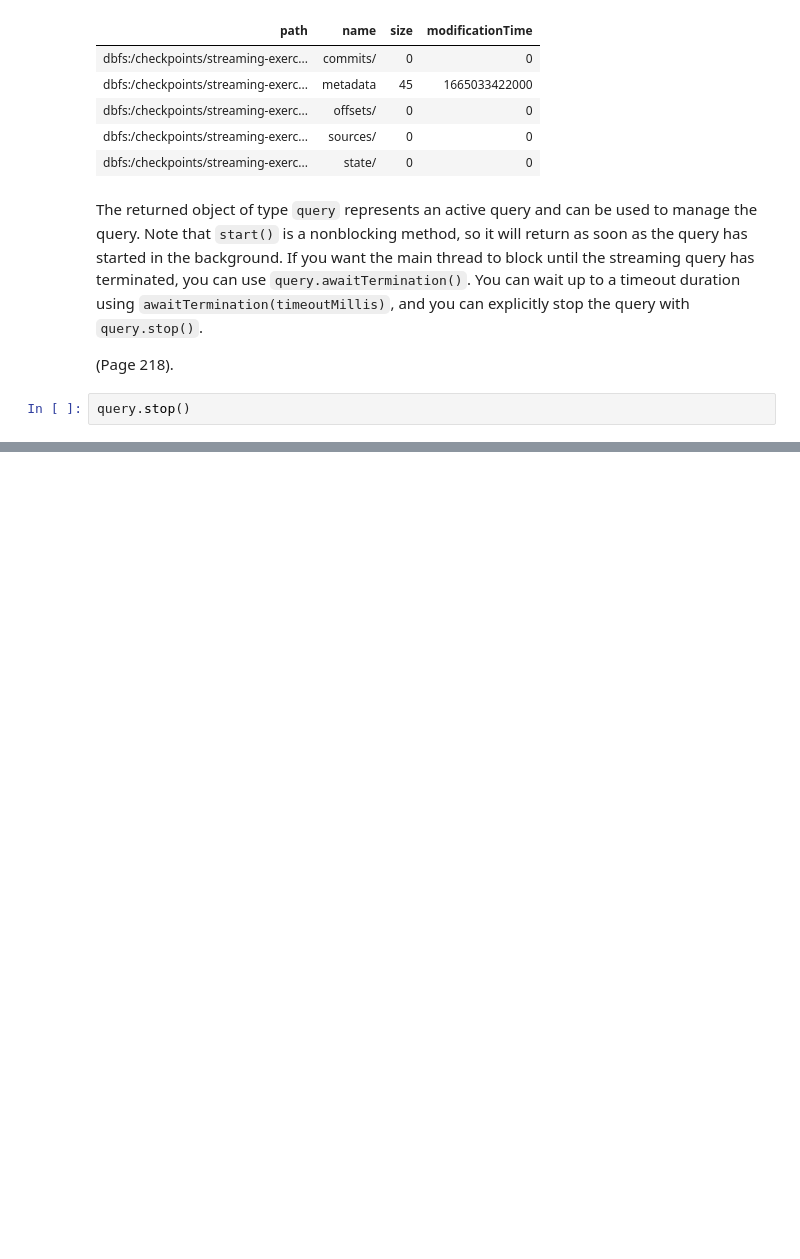
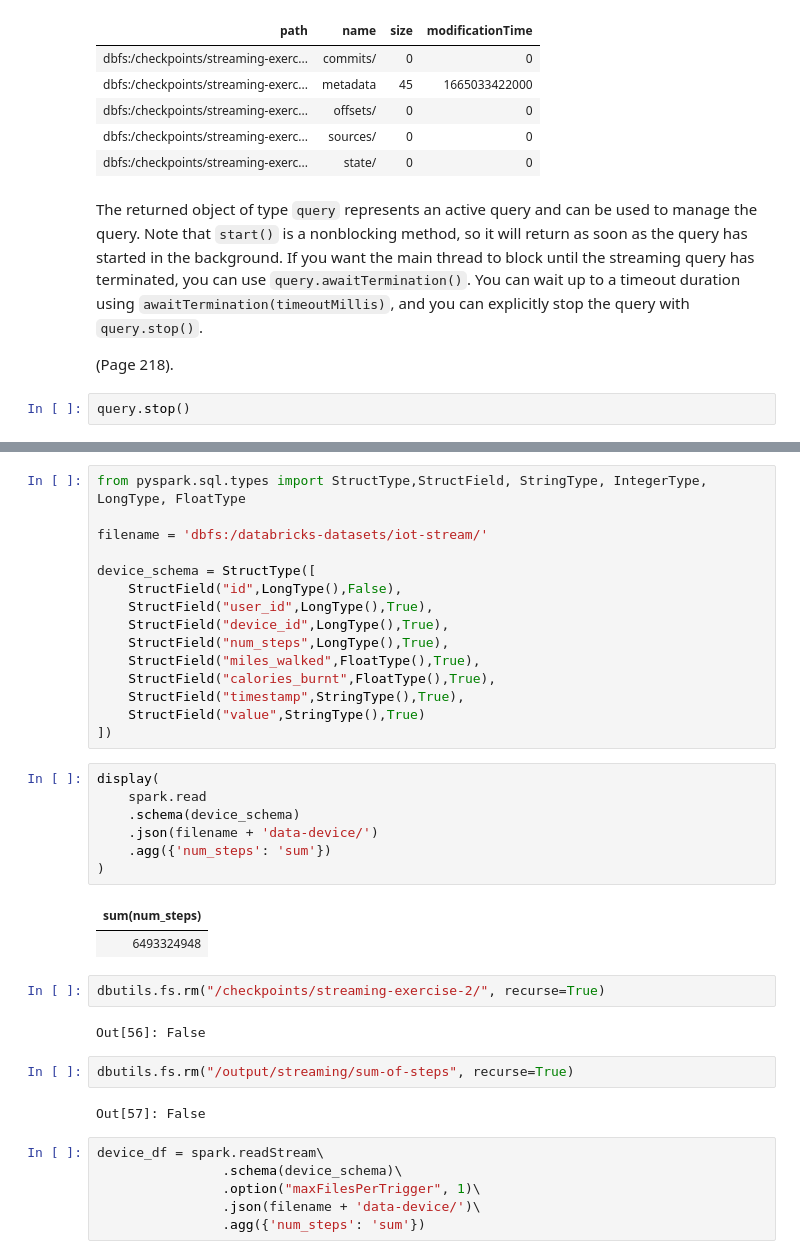
Before and after one commit to Marco-Santoni/databricks-from-scratch, a Jupyter notebook: training-spark/6_streaming.ipynb, the cells around one changed output, grey strips where cells are left out. Saved outputs shown, nothing was run; the diff lists cells and outputs as text; blank space fills up the shorter version.

Commit message:
first lesson on streaming done

```diff
--- a/training-spark/6_streaming.ipynb
+++ b/training-spark/6_streaming.ipynb
@@ -418,0 +437,39 @@ query.stop()
+# %%
+from pyspark.sql.types import StructType,StructField, StringType, IntegerType, LongType, FloatType
+
+filename = 'dbfs:/databricks-datasets/iot-stream/'
+
+device_schema = StructType([
+    StructField("id",LongType(),False),
+    StructField("user_id",LongType(),True),
+    StructField("device_id",LongType(),True),
+    StructField("num_steps",LongType(),True),
+    StructField("miles_walked",FloatType(),True),
+    StructField("calories_burnt",FloatType(),True),
+    StructField("timestamp",StringType(),True),
+    StructField("value",StringType(),True)
+])
+# %%
+display(
+    spark.read
+    .schema(device_schema)
+    .json(filename + 'data-device/')
+    .agg({'num_steps': 'sum'})
+)
+# %% [output]
+| sum(num_steps) |
+| 6493324948 |
+# %%
+dbutils.fs.rm("/checkpoints/streaming-exercise-2/", recurse=True)
+# %% [output]
+Out[56]: False
+# %%
+dbutils.fs.rm("/output/streaming/sum-of-steps", recurse=True)
+# %% [output]
+Out[57]: False
+# %%
+device_df = spark.readStream\
+                .schema(device_schema)\
+                .option("maxFilesPerTrigger", 1)\
+                .json(filename + 'data-device/')\
+                .agg({'num_steps': 'sum'})
```
Also changed, not shown: parts of 5 cells of this notebook.
